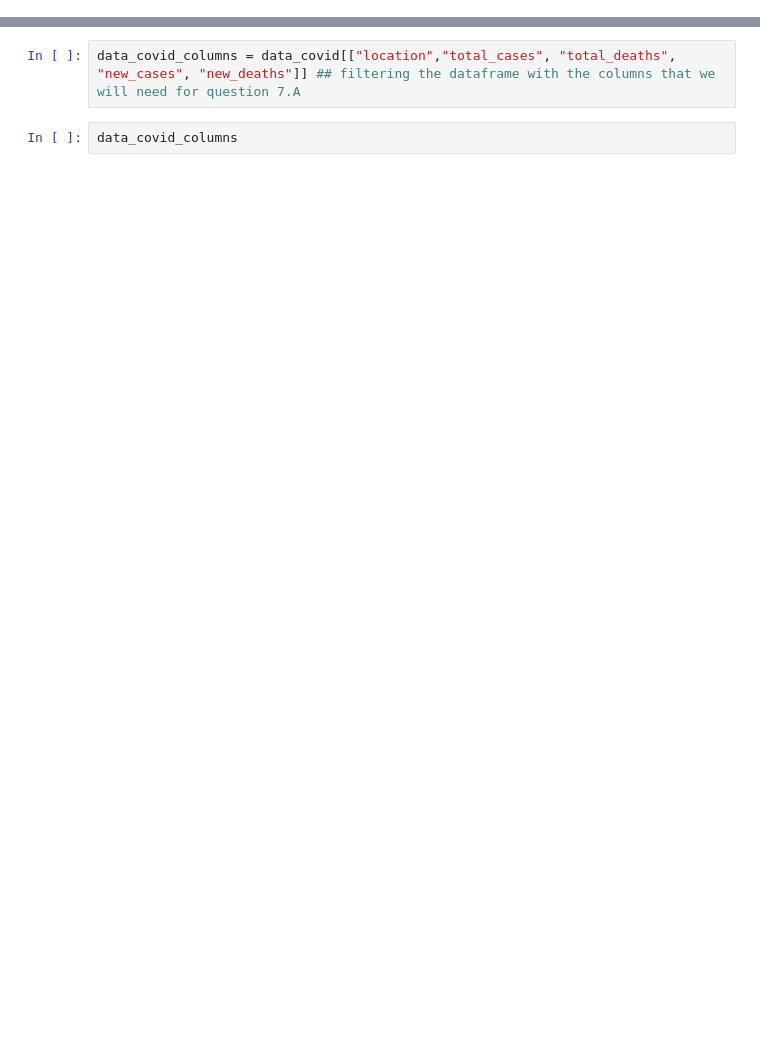
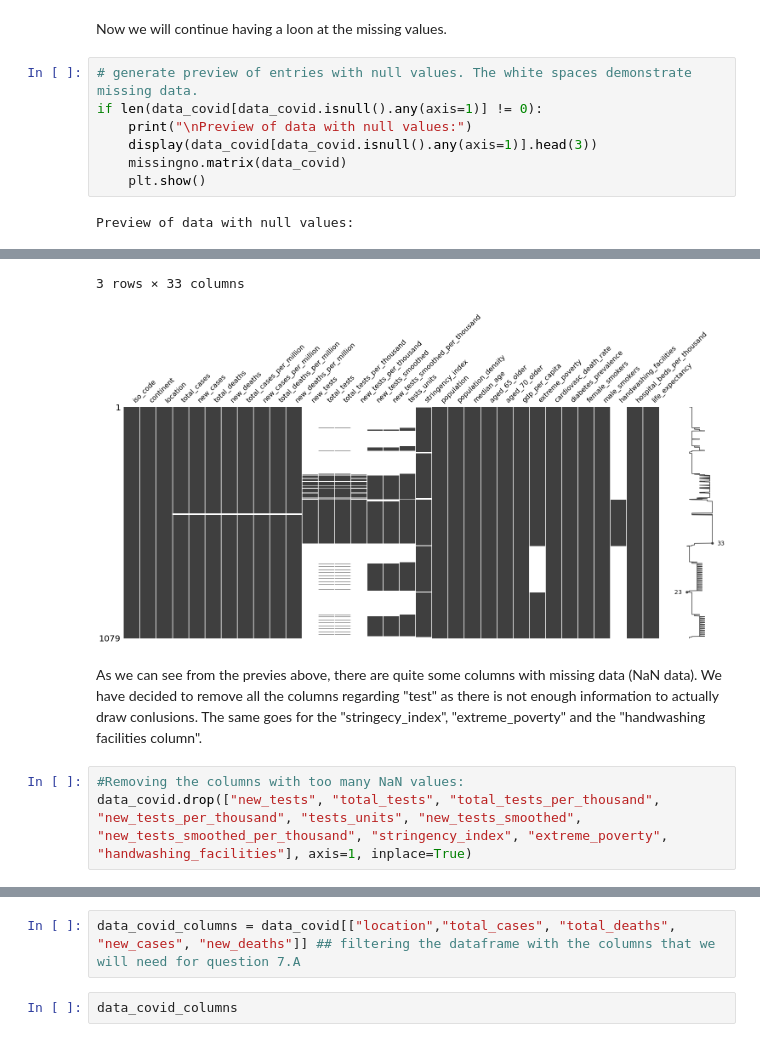
Before and after one commit to RoxannaW/Project_August_Corona, a Jupyter notebook: Roxanna/src/project_main.ipynb, the cells around one changed output, grey strips where cells are left out. Cells and saved outputs as stored; diff of their text form; blank space fills up the shorter version.

```diff
--- a/Roxanna/src/project_main.ipynb
+++ b/Roxanna/src/project_main.ipynb
@@ -73,0 +128,11 @@ del data_covid["handwashing_facilities"] #deleting column with almost all values
+# %% [markdown]
+Now we will continue having a loon at the missing values.
+# %%
+# generate preview of entries with null values. The white spaces demonstrate missing data.
+if len(data_covid[data_covid.isnull().any(axis=1)] != 0):
+    print("\nPreview of data with null values:")
+    display(data_covid[data_covid.isnull().any(axis=1)].head(3))
+    missingno.matrix(data_covid)
+    plt.show()
+# %% [output]
+Preview of data with null values:
@@ -73,0 +144,7 @@ del data_covid["handwashing_facilities"] #deleting column with almost all values
+3 rows × 33 columns
+[figure, added]
+# %% [markdown]
+As we can see from the previes above, there are quite some columns with missing data (NaN data). We have decided to remove all the columns regarding "test" as there is not enough information to actually draw conlusions. The same goes for the "stringecy_index", "extreme_poverty" and the "handwashing facilities column".
+# %%
+#Removing the columns with too many NaN values:
+data_covid.drop(["new_tests", "total_tests", "total_tests_per_thousand", "new_tests_per_thousand", "tests_units", "new_tests_smoothed", "new_tests_smoothed_per_thousand", "stringency_index", "extreme_poverty", "handwashing_facilities"], axis=1, inplace=True)
```
Also changed, not shown: parts of 41 cells of this notebook, 2 other files.
